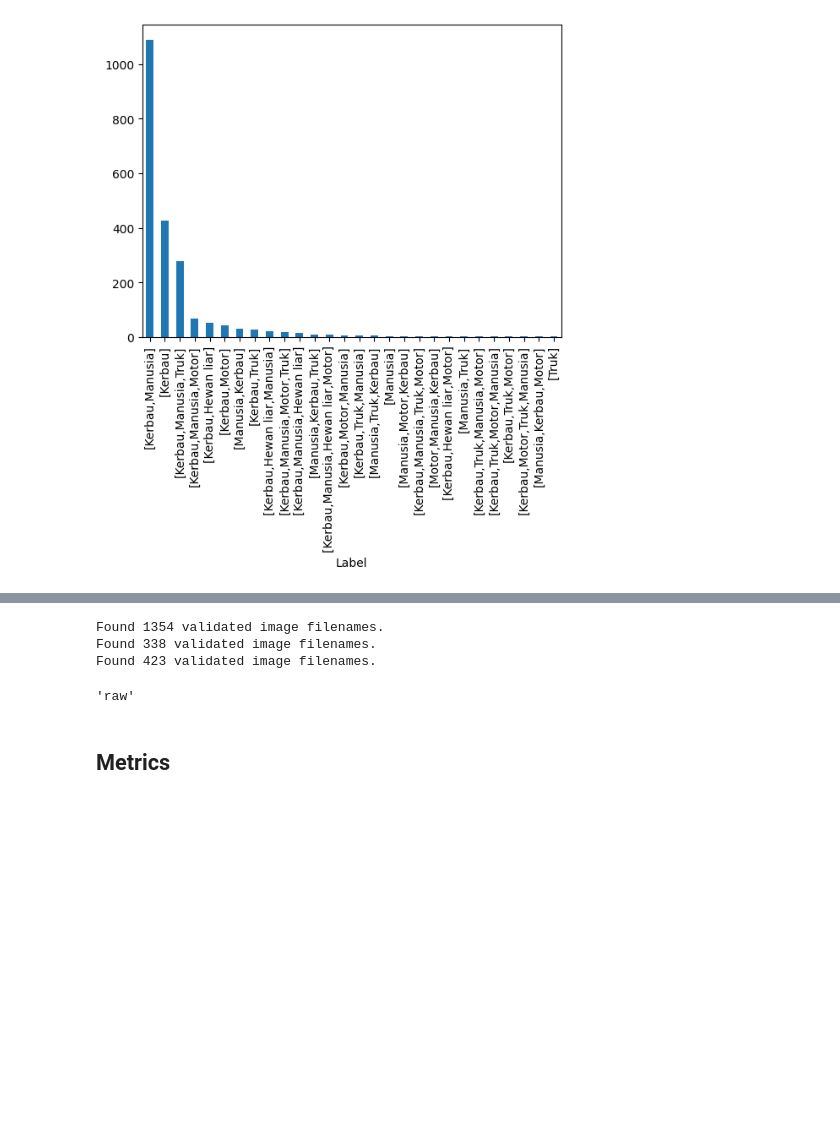
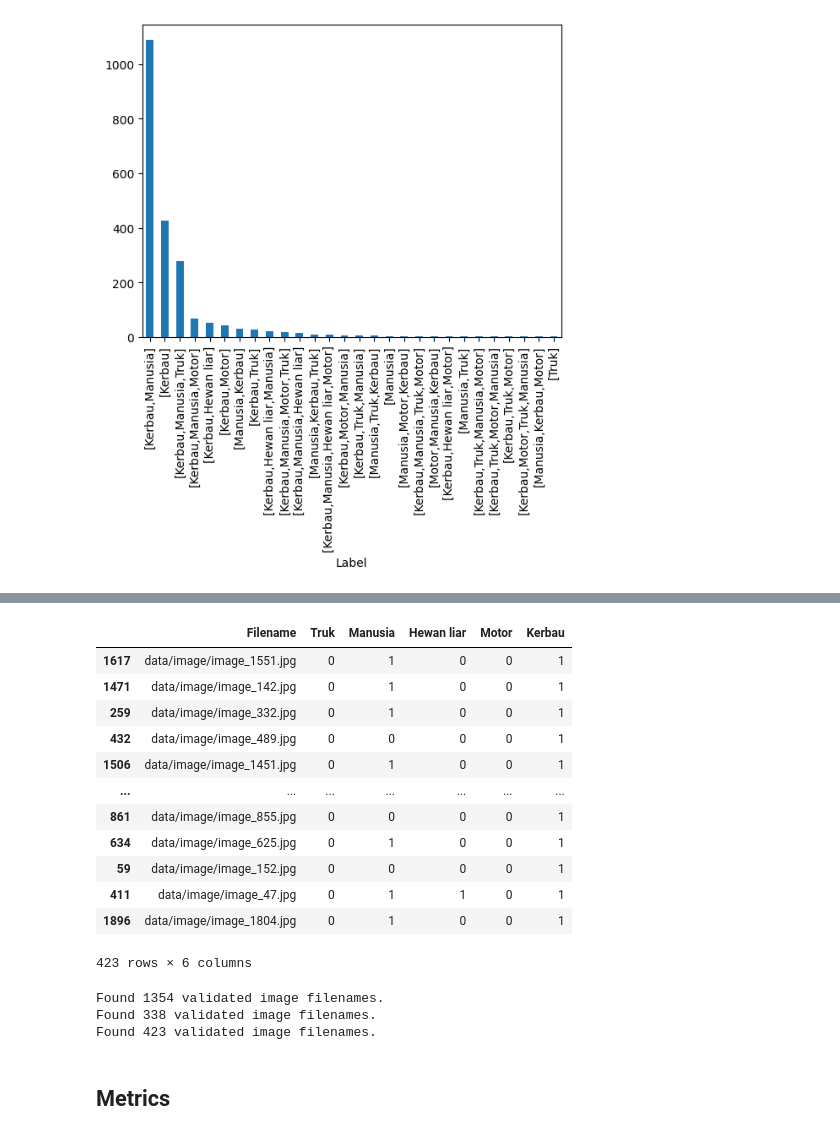
Before and after one commit to AcqmalFadhilla/Multilabel-Dataset-Tedong, a Jupyter notebook: multilabel.ipynb, the cells around one changed output, grey strips where cells are left out. Cells and saved outputs as stored; diff of their text form; code cells hidden in the pictures; blank space fills up the shorter version.

```diff
--- a/multilabel.ipynb
+++ b/multilabel.ipynb
@@ -104 +105,18 @@ train
+# %%
+test = test.drop(columns="Label", axis=1)
+test
+# %% [output]
+|  | Filename | Truk | Manusia | Hewan liar | Motor | Kerbau |
+| 1617 | data/image/image_1551.jpg | 0 | 1 | 0 | 0 | 1 |
+| 1471 | data/image/image_142.jpg | 0 | 1 | 0 | 0 | 1 |
+| 259 | data/image/image_332.jpg | 0 | 1 | 0 | 0 | 1 |
+| 432 | data/image/image_489.jpg | 0 | 0 | 0 | 0 | 1 |
+| 1506 | data/image/image_1451.jpg | 0 | 1 | 0 | 0 | 1 |
+| ... | ... | ... | ... | ... | ... | ... |
+| 861 | data/image/image_855.jpg | 0 | 0 | 0 | 0 | 1 |
+| 634 | data/image/image_625.jpg | 0 | 1 | 0 | 0 | 1 |
+| 59 | data/image/image_152.jpg | 0 | 0 | 0 | 0 | 1 |
+| 411 | data/image/image_47.jpg | 0 | 1 | 1 | 0 | 1 |
+| 1896 | data/image/image_1804.jpg | 0 | 1 | 0 | 0 | 1 |
+423 rows × 6 columns
 # %%
@@ -133,10 +149,6 @@ test_gen = test_datagen.flow_from_dataframe(test,
 Found 1354 validated image filenames.
 Found 338 validated image filenames.
 Found 423 validated image filenames.
-# %%
-train_gen.class_mode
-# %% [output]
-'raw'
 # %% [markdown]
 ## Metrics
 # %%
```
Also changed, not shown: parts of 22 cells of this notebook.
